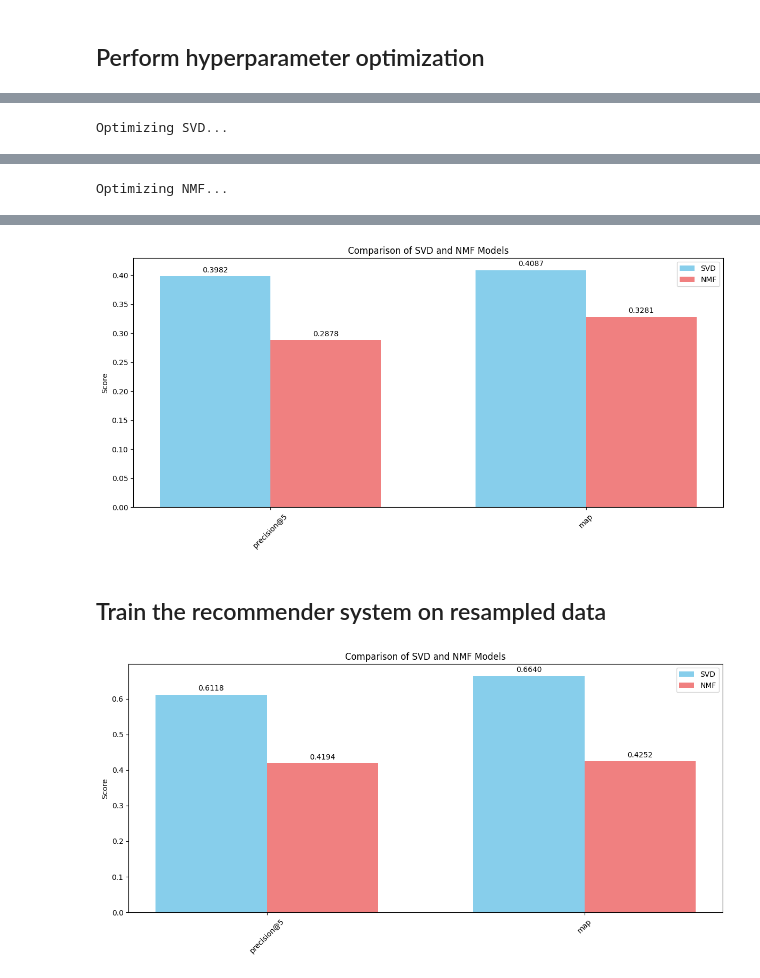
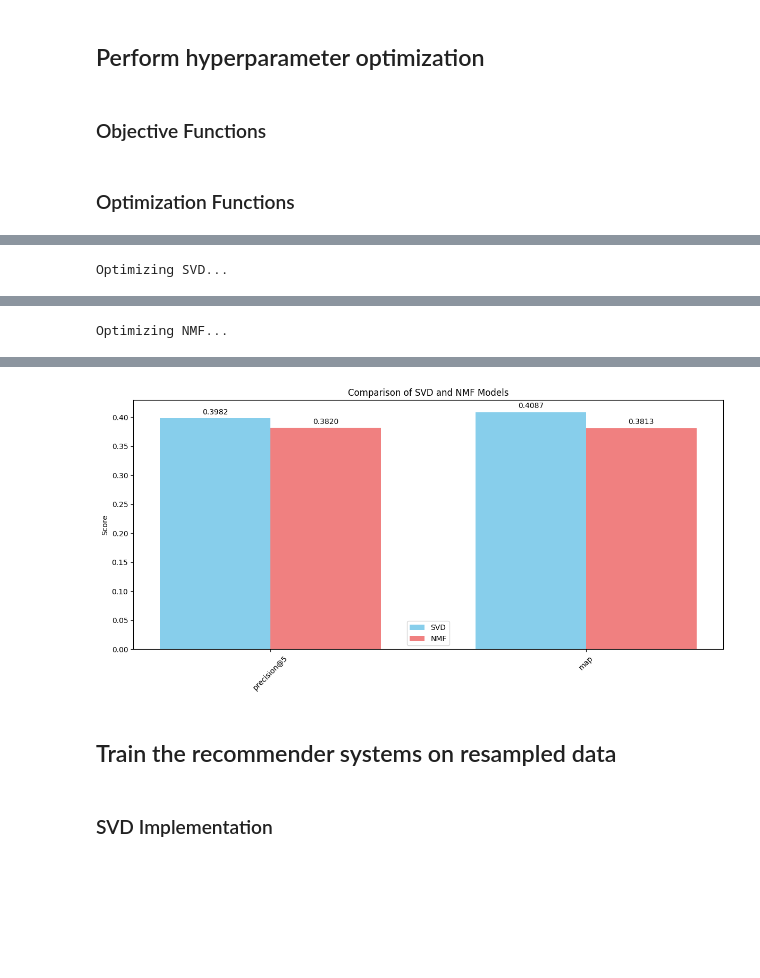
Before and after one commit to lendl-uy/ai201, a Jupyter notebook: mini_project/recommender.ipynb, the cells around one changed output, grey strips where cells are left out. Cells and saved outputs as stored; diff of their text form; code cells hidden in the pictures; blank space fills up the shorter version.

```diff
--- a/mini_project/recommender.ipynb
+++ b/mini_project/recommender.ipynb
@@ -412,16 +333,0 @@ X_test_nmf_scaled = min_max_scaler.transform(X_test)
-# %%
-# Train models
-svd, X_train_svd = train_svd(X_train_svd_scaled)
-nmf, X_train_nmf = train_nmf(X_train_nmf_scaled)
-
-# Evaluate models
-svd_metrics = evaluate_recommendations(
-    svd, X_train_svd_scaled, X_test_svd_scaled, y_train, y_test
-)
-nmf_metrics = evaluate_recommendations(
-    nmf, X_train_nmf_scaled, X_test_nmf_scaled, y_train, y_test,
-    is_nmf=True, min_max_scaler=min_max_scaler
-)
-
-# Plot comparison
-plot_metrics_comparison(svd_metrics, nmf_metrics)
@@ -430,2 +338,4 @@ plot_metrics_comparison(svd_metrics, nmf_metrics)
 # %% [markdown]
 ## Perform hyperparameter optimization
+# %% [markdown]
+### Objective Functions
@@ -649,0 +491,2 @@ def optimize_nmf(X_train_scaled, y_train, n_trials=50):
+# %% [markdown]
+### Optimization Functions
@@ -650,20 +548,21 @@ def optimize_nmf(X_train_scaled, y_train, n_trials=50):
 # %%
 # Optimize models
-best_svd, svd_study = optimize_svd(X_train_svd_scaled, y_train, n_trials=50)
-best_nmf, nmf_study = optimize_nmf(X_train_nmf_scaled, y_train, n_trials=50)
+best_svd, svd_study = optimize_svd(X_train_std_scaled, y_train, n_trials=50)
+best_nmf, nmf_study = optimize_nmf(X_train, y_train, n_trials=50)
 
 # Train models with optimal parameters
-X_train_svd = best_svd.fit_transform(X_train_svd_scaled)
-X_train_nmf = best_nmf.fit_transform(X_train_nmf_scaled)
+X_train_svd = best_svd.fit_transform(X_train_std_scaled)
+X_train_nmf = best_nmf.fit_transform(X_train)
+
+# Inference on test data
+X_test_svd = best_svd.transform(X_test_std_scaled)
+svd_predictions = get_top_k_predictions(X_train_svd, X_test_svd, y_train)
+X_test_nmf = best_nmf.transform(X_test)
+nmf_predictions = get_top_k_predictions(X_train_nmf, X_test_nmf, y_train)
 
 # Evaluate optimized models
-svd_metrics = evaluate_recommendations(
-    best_svd, X_train_svd_scaled, X_test_svd_scaled, y_train, y_test
-)
-nmf_metrics = evaluate_recommendations(
-    best_nmf, X_train_nmf_scaled, X_test_nmf_scaled, y_train, y_test,
-    is_nmf=True, min_max_scaler=min_max_scaler
-)
+svd_metrics = evaluate_recommendations(y_train, y_test, svd_predictions, k=5)
+nmf_metrics = evaluate_recommendations(y_train, y_test, nmf_predictions, k=5)
 
 # Plot comparison
 plot_metrics_comparison(svd_metrics, nmf_metrics)
@@ -709,3 +607,3 @@ Optimizing NMF...
-[figure, old version]
+[figure, new version]
 # %% [markdown]
-## Train the recommender system on resampled data
+## Train the recommender systems on resampled data
@@ -732,18 +610,2 @@ X_test_nmf_scaled = min_max_scaler.transform(X_test_smote)
-# %%
-# Train models
-svd, X_train_svd = train_svd(X_train_svd_scaled)
-nmf, X_train_nmf = train_nmf(X_train_nmf_scaled)
-
-# Evaluate models
-svd_metrics = evaluate_recommendations(
-    svd, X_train_svd_scaled, X_test_svd_scaled, y_train_smote, y_test_smote
-)
-nmf_metrics = evaluate_recommendations(
-    nmf, X_train_nmf_scaled, X_test_nmf_scaled, y_train_smote, y_test_smote,
-    is_nmf=True, min_max_scaler=min_max_scaler
-)
-
-# Plot comparison
-plot_metrics_comparison(svd_metrics, nmf_metrics)
-# %% [output]
-[figure, removed]
+# %% [markdown]
+### SVD Implementation
```
Also changed, not shown: parts of 54 cells of this notebook.
